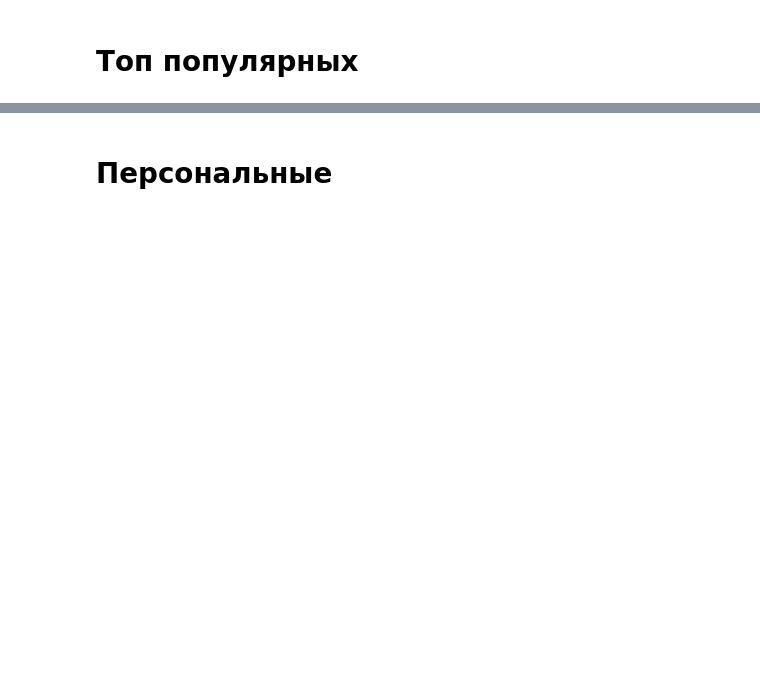
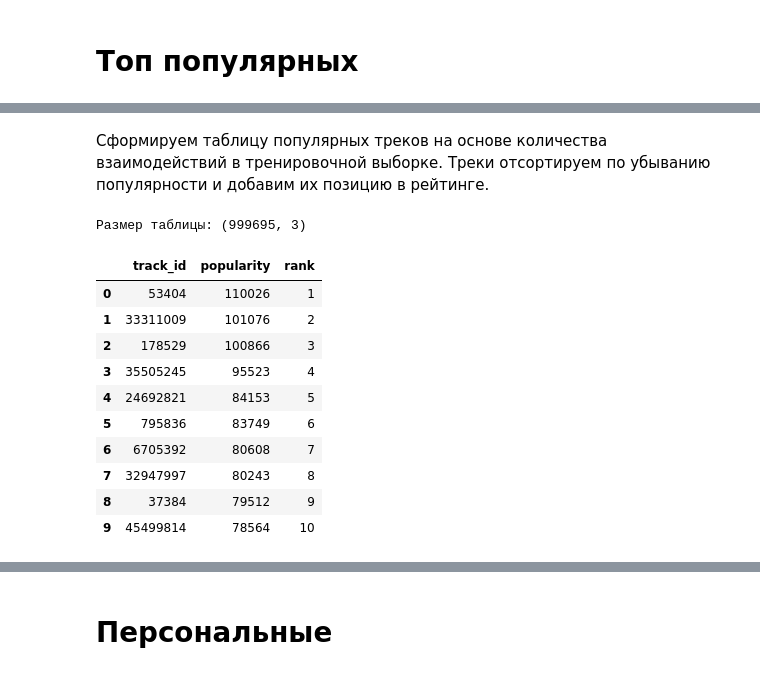
Before and after one commit to LadyProGo/mle-project-sprint-4-v001, a Jupyter notebook: recommendations.ipynb, the cells around one changed output, grey strips where cells are left out. Cells and saved outputs as stored; diff of their text form; code cells hidden in the pictures; blank space fills up the shorter version.

```diff
--- a/recommendations.ipynb
+++ b/recommendations.ipynb
@@ -1109,0 +1230,15 @@ gc.collect()
+# %%
+# считаем количество взаимодействий для каждого трека в тренировочной выборке
+train_track_counts = pd.Series(dtype="int64")
+for batch in train_parquet.iter_batches(
+    batch_size=1_000_000,
+    columns=["track_id"]):
+    batch_tracks = batch.column("track_id").to_pandas()
+    batch_counts = batch_tracks.value_counts()
+
+    train_track_counts = train_track_counts.add(
+        batch_counts,
+        fill_value=0)
+# %%
+# приводим итоговые значения к целочисленному типу
+train_track_counts = train_track_counts.astype("int64")
@@ -1109,0 +1256,37 @@ gc.collect()
+# %% [markdown]
+Сформируем таблицу популярных треков на основе количества взаимодействий в тренировочной выборке. Треки отсортируем по убыванию популярности и добавим их позицию в рейтинге.
+# %%
+# формируем таблицу популярных треков
+top_popular = (
+    train_track_counts
+    .rename_axis("track_id")
+    .reset_index(name="popularity")
+    .sort_values(
+        ["popularity", "track_id"],
+        ascending=[False, True]
+    )
+    .reset_index(drop=True)
+)
+# %%
+# добавляем позицию трека в рейтинге
+top_popular["rank"] = np.arange(
+    1,
+    len(top_popular) + 1,
+    dtype="int32")
+# %%
+# выводим размер и первые строки
+print("Размер таблицы:", top_popular.shape)
+display(top_popular.head(10))
+# %% [output]
+Размер таблицы: (999695, 3)
+|  | track_id | popularity | rank |
+| 0 | 53404 | 110026 | 1 |
+| 1 | 33311009 | 101076 | 2 |
+| 2 | 178529 | 100866 | 3 |
+| 3 | 35505245 | 95523 | 4 |
+| 4 | 24692821 | 84153 | 5 |
+| 5 | 795836 | 83749 | 6 |
+| 6 | 6705392 | 80608 | 7 |
+| 7 | 32947997 | 80243 | 8 |
+| 8 | 37384 | 79512 | 9 |
+| 9 | 45499814 | 78564 | 10 |
```
Also changed, not shown: parts of 115 cells of this notebook.
